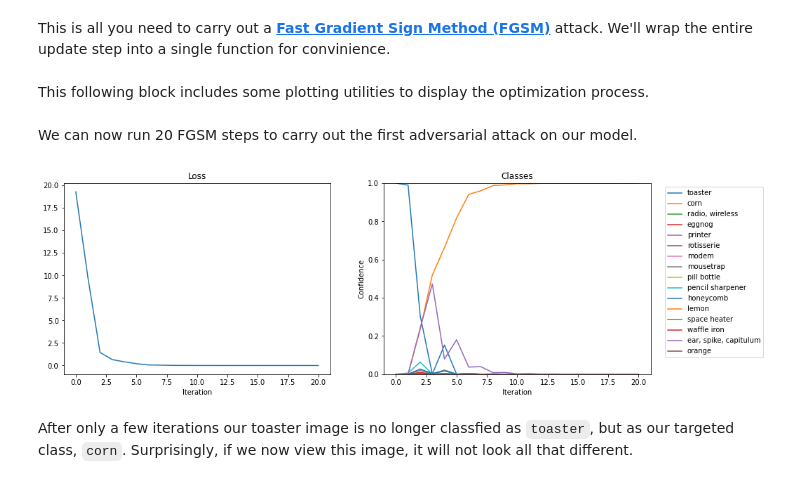
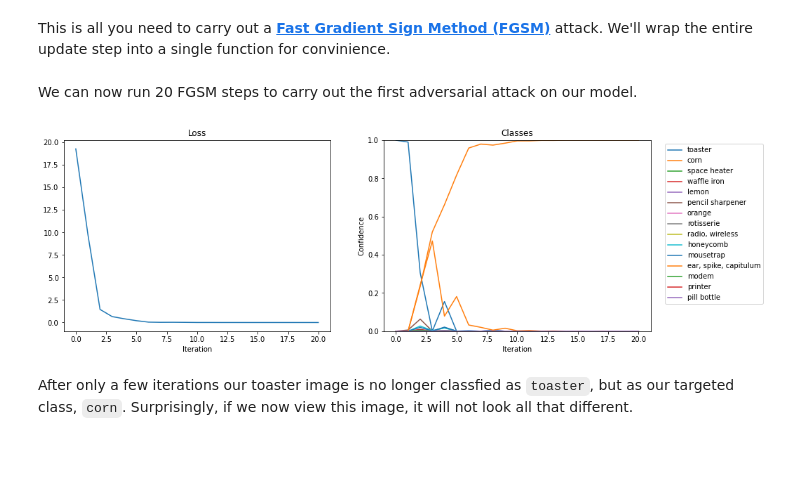
Before and after one commit to deokdecef44cnsnddos9ndam/ml-security, a Jupyter notebook: AdversarialIntro.ipynb, the cells around one changed output. Cells and saved outputs as stored; diff of their text form; code cells hidden in the pictures; blank space fills up the shorter version.

```diff
--- a/AdversarialIntro.ipynb
+++ b/AdversarialIntro.ipynb
@@ -360,5 +359,3 @@ def FGSM_step(model: ImagenetModel, image: Image, desired_class: str) -> Tuple[I
     new_image = safe_image_step(image)
 
     return new_image, loss.item(), logits
-# %% [markdown]
-This following block includes some plotting utilities to display the optimization process.
@@ -394,18 +362,22 @@ def plot_logits(loss_history, logits_history, base_class, target_class):
 # %% [markdown]
 We can now run 20 FGSM steps to carry out the first adversarial attack on our model.
 # %%
+from mlsec.plots import plot_progress
+import IPython.display as display
+%matplotlib inline
+
 adv_img, loss, logits = FGSM_step(model, toaster_img, 'corn')
 
 logits_history, loss_history = [logits], [loss]
 for _ in range(20):
     adv_img, loss, logits = FGSM_step(model, adv_img, 'corn')
     logits_history.append(logits)
     loss_history.append(loss)
-    plot_logits(loss_history, logits_history, 'toaster', 'corn')
+    plot_progress(loss_history, logits_history, 'toaster', 'corn')
 
 display.clear_output(wait=True)
 # %% [output]
-[figure, old version]
+[figure, new version]
 # %% [markdown]
 After only a few iterations our toaster image is no longer classfied as  `toaster`, but as our targeted class, `corn`. Surprisingly, if we now view this image, it will not look all that different.
 # %%
```
Also changed, not shown: parts of 22 cells of this notebook.
